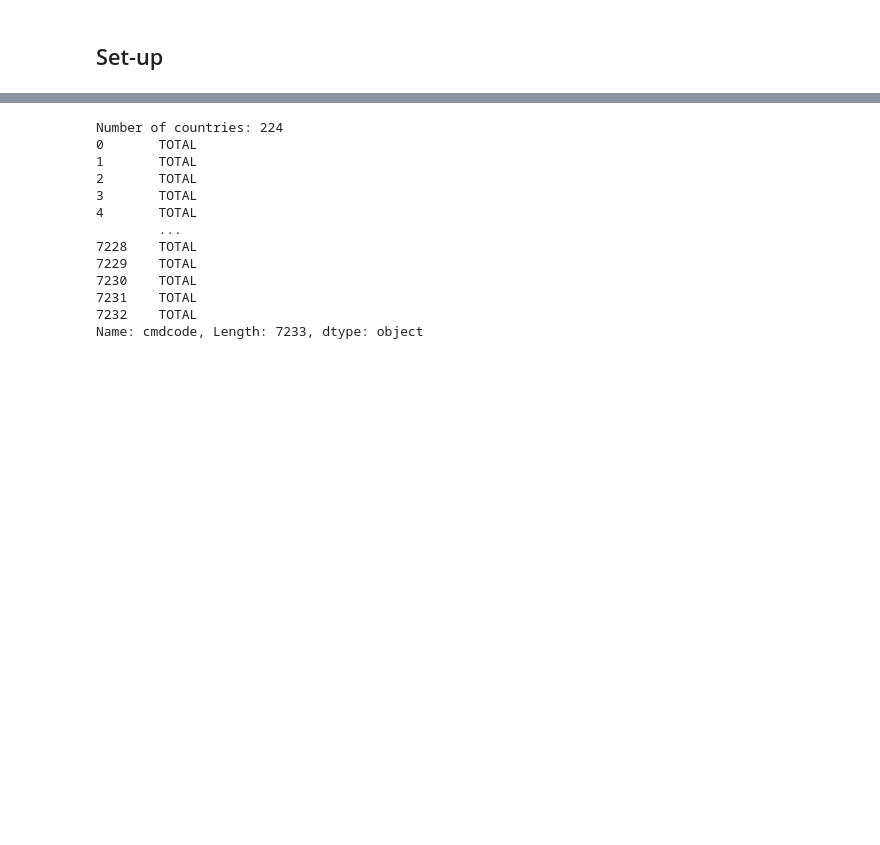
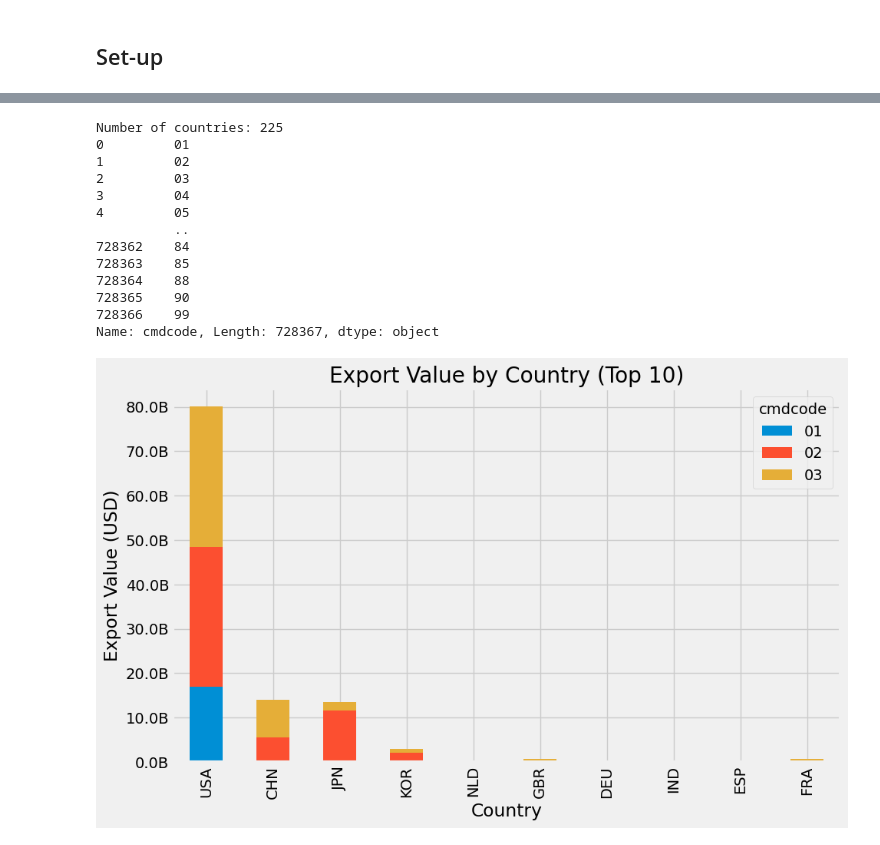
Before and after one commit to VanshSrivastav/CanadaExportAnalysis, a Jupyter notebook: analysis.ipynb, the cells around one changed output, grey strips where cells are left out. Saved outputs shown, nothing was run; the diff lists cells and outputs as text; code cells hidden in the pictures; blank space fills up the shorter version.

```diff
--- a/analysis.ipynb
+++ b/analysis.ipynb
@@ -117,33 +116,34 @@ plt.show()
 # %%
 # Let's plot the exports for each partner country
 
 numCountries = len(transform_df['partneriso'].unique())
 print(f"Number of countries: {numCountries}")
 print(transform_df['cmdcode'])
 
-# countriesExports = transform_df[transform_df['partneriso'] != 'W00'].groupby(['partneriso', 'cmdcode'])['primaryvalue'].sum()
+countriesExports = transform_df[transform_df['partneriso'] != 'W00'].groupby(['partneriso', 'cmdcode'])['primaryvalue'].sum()
 
-# countriesExports = countriesExports.unstack().fillna(0)
-# countriesExports['TotalExports'] = countriesExports['27'].add(countriesExports['26']).add(countriesExports['25'])
-# countriesExports = countriesExports.sort_values('TotalExports', ascending=False)[:10]
+countriesExports = countriesExports.unstack().fillna(0)
+countriesExports['TotalExports'] = countriesExports['27'].add(countriesExports['26']).add(countriesExports['25'])
+countriesExports = countriesExports.sort_values('TotalExports', ascending=False)[:10]
 
-# ax = countriesExports.iloc[:, :3].plot(kind='bar', figsize=(10, 6), stacked=True)
-# ax.yaxis.set_major_formatter(ticker.FuncFormatter(lambda x, pos: f'{x*1e-9:.1f}B'))
-# plt.title('Export Value by Country (Top 10)')
-# plt.xlabel('Country')
-# plt.ylabel('Export Value (USD)')
-# plt.show()
+ax = countriesExports.iloc[:, :3].plot(kind='bar', figsize=(10, 6), stacked=True)
+ax.yaxis.set_major_formatter(ticker.FuncFormatter(lambda x, pos: f'{x*1e-9:.1f}B'))
+plt.title('Export Value by Country (Top 10)')
+plt.xlabel('Country')
+plt.ylabel('Export Value (USD)')
+plt.show()
 # %% [output]
-Number of countries: 224
-0       TOTAL
-1       TOTAL
-2       TOTAL
-3       TOTAL
-4       TOTAL
-        ...
-7228    TOTAL
-7229    TOTAL
-7230    TOTAL
-7231    TOTAL
-7232    TOTAL
-Name: cmdcode, Length: 7233, dtype: object
+Number of countries: 225
+0         01
+1         02
+2         03
+3         04
+4         05
+          ..
+728362    84
+728363    85
+728364    88
+728365    90
+728366    99
+Name: cmdcode, Length: 728367, dtype: object
+[figure, added]
```
Also changed, not shown: parts of 3 cells of this notebook, 2 other files.
